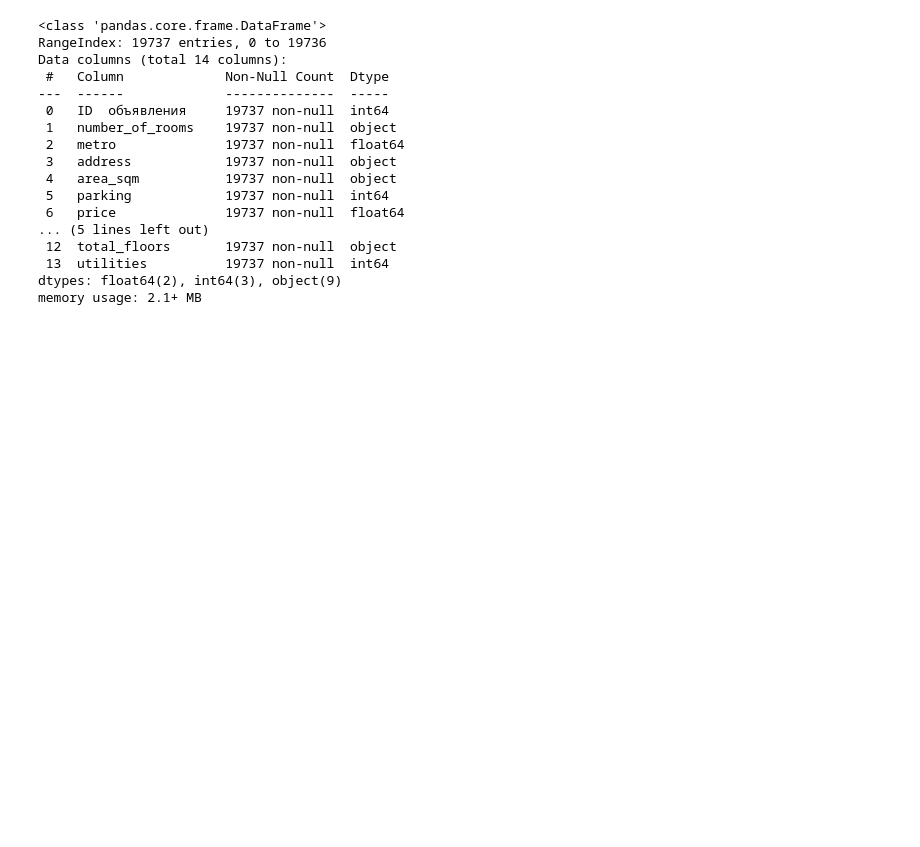
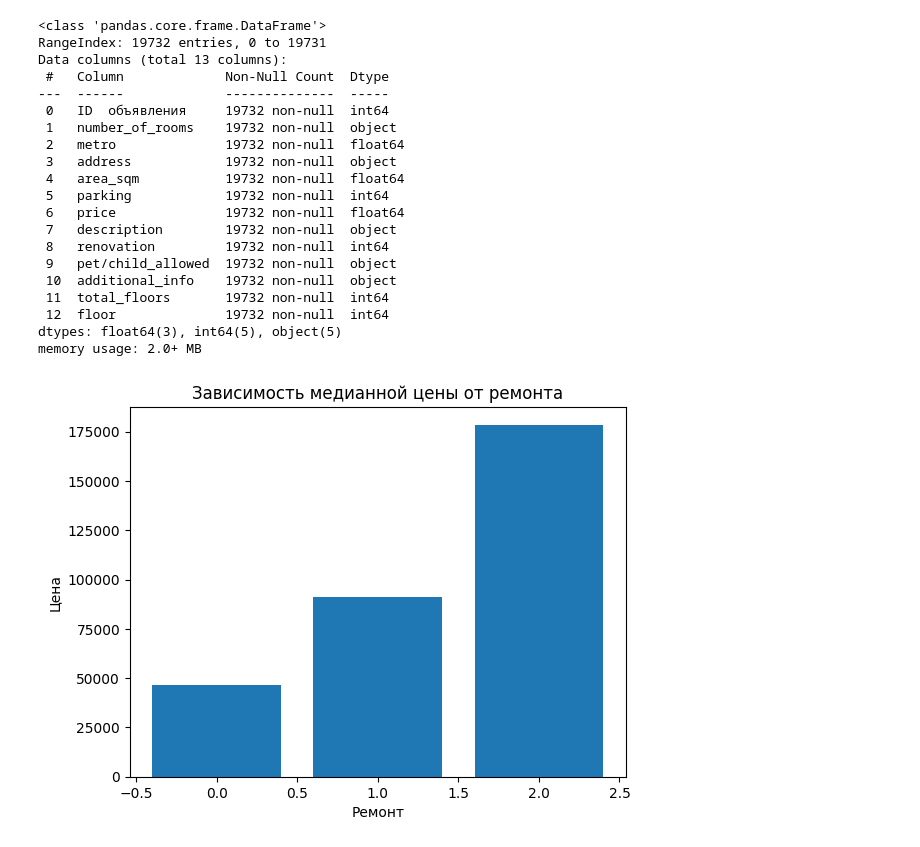
Before and after one commit to npatashkevich/Exploratory-Data-Analysis, a Jupyter notebook: notebooks/preprocessing.ipynb, the cells around one changed output. Drawn from its saved outputs; the diff is of its cells as text; code cells hidden in the pictures; blank space fills up the shorter version.

```diff
--- a/notebooks/preprocessing.ipynb
+++ b/notebooks/preprocessing.ipynb
@@ -84,3 +74,13 @@ del data1['Дом']
+# %%
+# 7 Нормируем столбец Дом
+
+# Разбиваем колонку дом на 2 колонки 'Этажность дома', 'Этаж квартиры'
+
+data['Этажность дома'] = [int(row.split('/')[1].split(',')[0]) for row in data['Дом']]
+data['Этаж квартиры'] = [int(row.split('/')[0]) for row in data['Дом']]
+df = data.drop(['Дом'], axis = 1)
+
+del data['Дом']
 # %%
 # 8 Нормируем столбец Парковка
 
@@ -155,6 +165,15 @@ mode_value = data['Дополнительно'].mode()[0]
 
 # Заполнение пустых ячеек в столбце 'Дополнительно' значением моды
 data['Дополнительно'] = data['Дополнительно'].fillna(mode_value)
+# %%
+# Преобразуем столбцы в числовой формат
+data['Площадь, м2'] = pd.to_numeric(data['Площадь, м2'], errors='coerce')
+data['Цена'] = pd.to_numeric(data['Цена'], errors='coerce')
+
+# Удаляем выбросы
+data = data[data['Площадь, м2'] < 750]
+data = data[data['Цена'] < 1000000000]
+data = data[data['Этажность дома'] < 200].reset_index(drop = True)
 # %%
 # Создаем словарь, в котором ключи - это старые названия столбцов, а значения - новые названия
 new_column_names = {
@@ -169,9 +188,10 @@ new_column_names = {
     'Ремонт': 'renovation',
     'Можно с детьми/животными': 'pet/child_allowed',
     'Дополнительно': 'additional_info',
-    'Этаж': 'floor',
-    'Количество этажей в доме': 'total_floors',
-    'Коммунальные услуги': 'utilities'
+    'Этаж квартиры': 'floor',
+    'Этажность дома': 'total_floors',
+    'Коммунальные услуги': 'utilities',
+    'Тип дома': 'type_house'
 }
 
 # Изменяем названия столбцов, используя метод rename() с аргументом columns
@@ -181,19 +201,38 @@ data = data.rename(columns=new_column_names)
 data.info()
 # %% [output]
 <class 'pandas.core.frame.DataFrame'>
-RangeIndex: 19737 entries, 0 to 19736
-Data columns (total 14 columns):
+RangeIndex: 19732 entries, 0 to 19731
+Data columns (total 13 columns):
  #   Column             Non-Null Count  Dtype
 ---  ------             --------------  -----
- 0   ID  объявления     19737 non-null  int64
- 1   number_of_rooms    19737 non-null  object
- 2   metro              19737 non-null  float64
- 3   address            19737 non-null  object
- 4   area_sqm           19737 non-null  object
- 5   parking            19737 non-null  int64
- 6   price              19737 non-null  float64
-... (5 lines left out)
- 12  total_floors       19737 non-null  object
- 13  utilities          19737 non-null  int64
-dtypes: float64(2), int64(3), object(9)
-memory usage: 2.1+ MB
+ 0   ID  объявления     19732 non-null  int64
+ 1   number_of_rooms    19732 non-null  object
+ 2   metro              19732 non-null  float64
+ 3   address            19732 non-null  object
+ 4   area_sqm           19732 non-null  float64
+ 5   parking            19732 non-null  int64
+ 6   price              19732 non-null  float64
+ 7   description        19732 non-null  object
+ 8   renovation         19732 non-null  int64
+ 9   pet/child_allowed  19732 non-null  object
+ 10  additional_info    19732 non-null  object
+ 11  total_floors       19732 non-null  int64
+ 12  floor              19732 non-null  int64
+dtypes: float64(3), int64(5), object(5)
+memory usage: 2.0+ MB
+# %%
+#Сделали группировку ремонта по медианной цене
+renov = data.groupby('renovation',as_index = False).agg({'price':'mean'}).sort_values('price',ascending = False).head(5)
+
+
+plt.bar(renov['renovation'],renov['price'])
+plt.xlabel('Ремонт')
+plt.ylabel('Цена')
+plt.title('Зависимость медианной цены от ремонта')
+plt.show()
+
+#По этому bar chart мы отчетливо видим, что цена на медианная цена квартиры с дизайнерским ремонтом выше евро и "не указан",
+#а цена квартир с косметическим ремонтом и без ремонта, самая низкая.
+#Эта колонка репрезентативна и мы можем ее использовать для дальнейшей работы.
+# %% [output]
+[figure, added]
```
Also changed, not shown: parts of 12 cells of this notebook, 5 other files.
